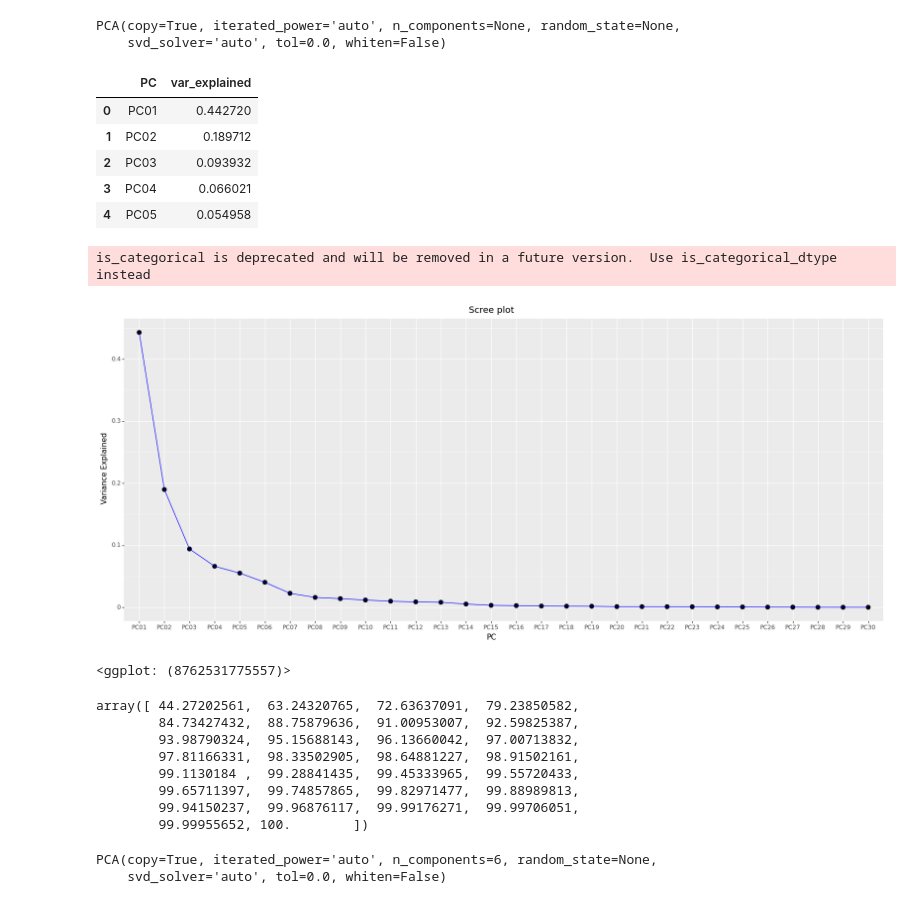
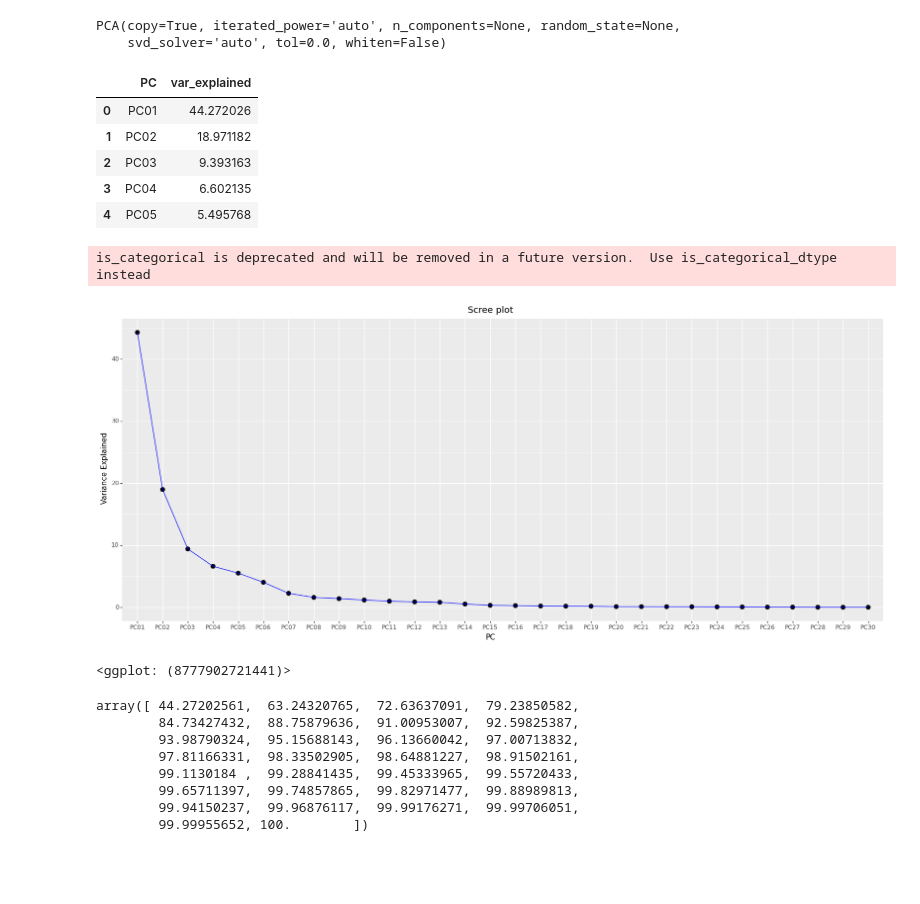
Before and after one commit to MartinSantaGitHub/curso-estadistica-multivariante, a Jupyter notebook: Seccion 1 Introducción al espacio multivariante/Códigos/Python/1.E Cancer_dataset_Example.ipynb, the cells around one changed output. Cells and saved outputs as stored; diff of their text form; code cells hidden in the pictures; blank space fills up the shorter version.

```diff
--- a/Seccion 1 Introducción al espacio multivariante/Códigos/Python/1.E Cancer_dataset_Example.ipynb
+++ b/Seccion 1 Introducción al espacio multivariante/Códigos/Python/1.E Cancer_dataset_Example.ipynb
@@ -329,22 +349,22 @@ PCA(copy=True, iterated_power='auto', n_components=None, random_state=None,
     svd_solver='auto', tol=0.0, whiten=False)
 # %%
 var_explained_df = pd.DataFrame({"PC": ["PC0" + str(i) if len(str(i)) == 1 else "PC" + str(i) for i in range(1,31)],
-                                 "var_explained": pca.explained_variance_ratio_})
+                                 "var_explained": pca.explained_variance_ratio_*100})
 var_explained_df.head()
 # %% [output]
 |  | PC | var_explained |
-| 0 | PC01 | 0.442720 |
-| 1 | PC02 | 0.189712 |
-| 2 | PC03 | 0.093932 |
-| 3 | PC04 | 0.066021 |
-| 4 | PC05 | 0.054958 |
+| 0 | PC01 | 44.272026 |
+| 1 | PC02 | 18.971182 |
+| 2 | PC03 | 9.393163 |
+| 3 | PC04 | 6.602135 |
+| 4 | PC05 | 5.495768 |
 # %%
 plotnine.options.figure_size = (20, 8)
 var_explained_df >> ggplot(aes("PC", "var_explained", group = 1)) + geom_point(size = 3) + geom_line(color = "blue")+ labs(y = "Variance Explained") + ggtitle("Scree plot") + theme(plot_title = element_text(hjust = 0.5))
 # %% [output]
 is_categorical is deprecated and will be removed in a future version.  Use is_categorical_dtype instead
 [figure]
-<ggplot: (8762531775557)>
+<ggplot: (8777902721441)>
 # %%
 np.cumsum(pca.explained_variance_ratio_*100)
 # %% [output]
@@ -358,7 +378,4 @@ array([ 44.27202561,  63.24320765,  72.63637091,  79.23850582,
         99.99955652, 100.        ])
 # %%
 pca = PCA(n_components = 6)
-pca.fit(scaled_features)
+pca_features = pca.fit_transform(scaled_features)
-# %% [output]
-PCA(copy=True, iterated_power='auto', n_components=6, random_state=None,
-    svd_solver='auto', tol=0.0, whiten=False)
```
Also changed, not shown: parts of 4 cells of this notebook.
